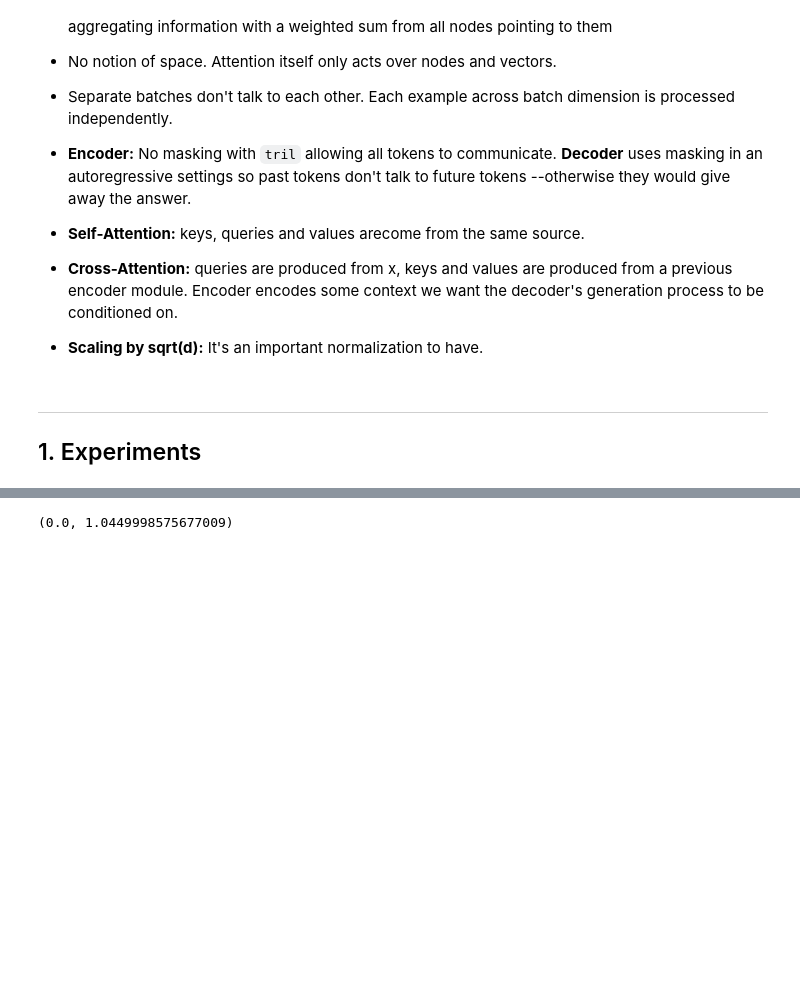
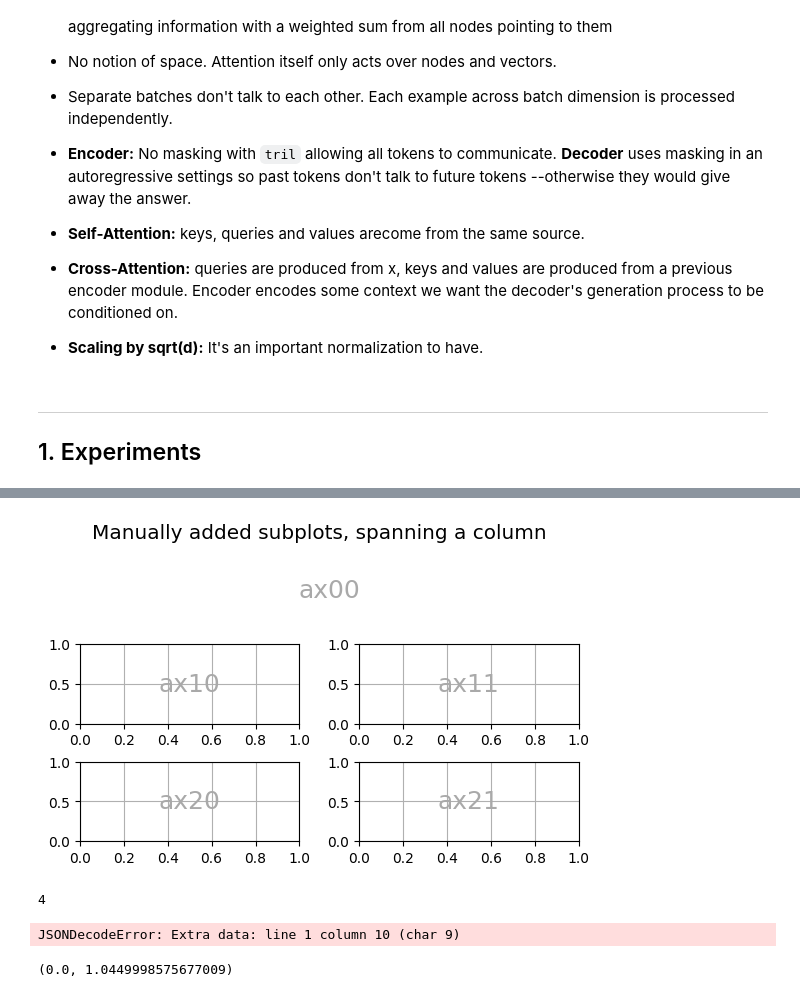
Before and after one commit to ozkansafak/decoder-llm, a Jupyter notebook: main.ipynb, the cells around one changed output, grey strips where cells are left out. Saved outputs shown, nothing was run; the diff lists cells and outputs as text; code cells hidden in the pictures; blank space fills up the shorter version.

```diff
--- a/main.ipynb
+++ b/main.ipynb
@@ -155,0 +126,16 @@ m = (1 - c) / x0
+# %%
+tokenizer = 'gpt2'
+print(f'tokenizer: {tokenizer}')
+encFunc = ENCODING_CONSTRUCTORS['gpt2']
+encDict = encFunc()
+enc = tiktoken.Encoding(encDict['name'],
+                        pat_str=encDict['pat_str'],
+                        mergeable_ranks=encDict['mergeable_ranks'],
+                        special_tokens=encDict['special_tokens' ])
+vocab_size = enc.n_vocab
+encode = enc.encode
+decode = enc.decode
+
+with open('dataset/tiny_shakespeare.txt', 'r') as f:
+    text = f.read()
+len(encode(text))
@@ -155,0 +164,36 @@ m = (1 - c) / x0
+# %%
+def annotate_axes(ax, text, fontsize=18):
+    ax.text(0.5, 0.5, text, transform=ax.transAxes,
+            ha="center", va="center", fontsize=fontsize, color="darkgrey")
+
+
+fig = plt.figure(figsize=(5.5, 3.5), layout="constrained")
+spec = fig.add_gridspec(3, 2)
+
+ax00 = fig.add_subplot(spec[0, :])
+ax00.grid(False)
+ax00.set_axis_off()
+annotate_axes(ax00, 'ax00')
+
+ax10 = fig.add_subplot(spec[1, 0])
+annotate_axes(ax10, 'ax10')
+
+ax11 = fig.add_subplot(spec[1, 1])
+annotate_axes(ax11, 'ax11')
+
+ax20 = fig.add_subplot(spec[2, 0])
+annotate_axes(ax20, 'ax20')
+
+ax21 = fig.add_subplot(spec[2, 1])
+annotate_axes(ax21, 'ax21')
+
+
+fig.suptitle('Manually added subplots, spanning a column');
+# %% [output]
+[figure, added]
+# %%
+with open('dataset/scraped_urls.json', 'r') as f:
+    scraped_urls = json.load(f)
+len(scraped_urls) - 350100 * 7
+# %% [output]
+4
@@ -155,0 +207,6 @@ m = (1 - c) / x0
+# %%
+with open('dataset/wiki_text.txt','r')  as f:
+    a = json.load(f)
+a
+# %% [output]
+JSONDecodeError: Extra data: line 1 column 10 (char 9)
```
Also changed, not shown: parts of 9 cells of this notebook, 4 other files.
